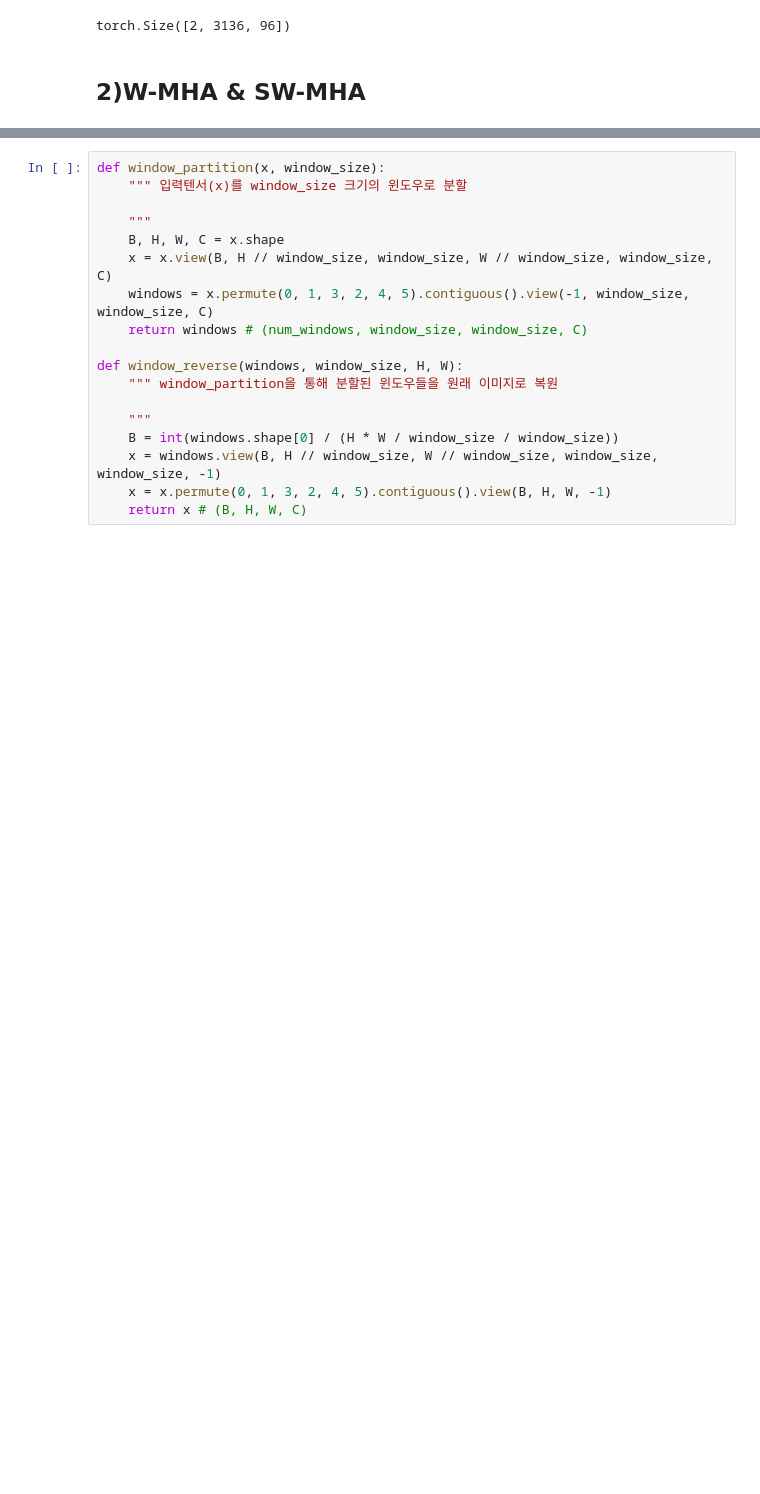
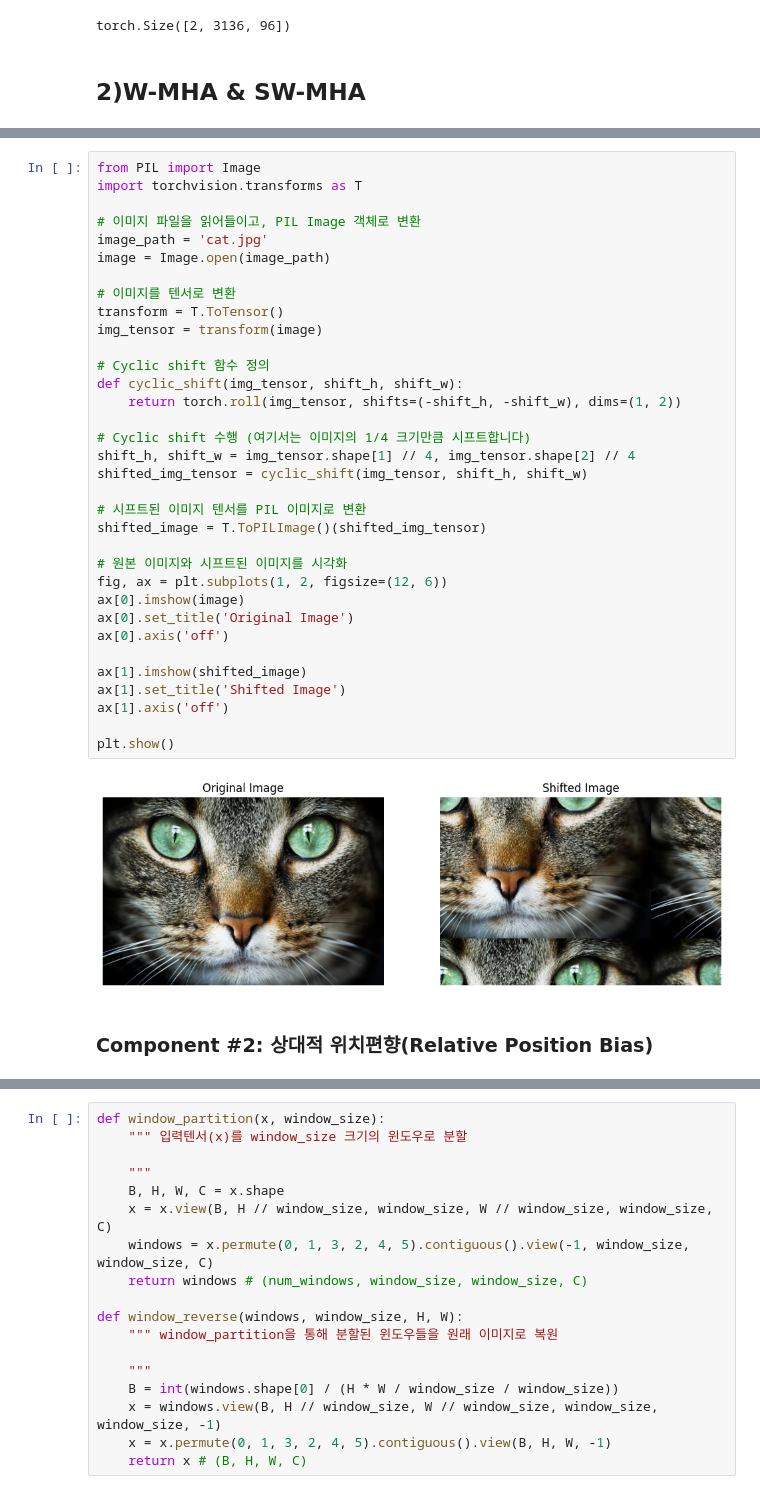
Before and after one commit to leadbreak/study, a Jupyter notebook: algorithm/04.SwinT/SwinT_v1.ipynb, the cells around one changed output, grey strips where cells are left out. Saved outputs shown, nothing was run; the diff lists cells and outputs as text; blank space fills up the shorter version.

```diff
--- a/algorithm/04.SwinT/SwinT_v1.ipynb
+++ b/algorithm/04.SwinT/SwinT_v1.ipynb
@@ -55,0 +91,38 @@ torch.Size([2, 3136, 96])
+# %%
+from PIL import Image
+import torchvision.transforms as T
+
+# 이미지 파일을 읽어들이고, PIL Image 객체로 변환
+image_path = 'cat.jpg'
+image = Image.open(image_path)
+
+# 이미지를 텐서로 변환
+transform = T.ToTensor()
+img_tensor = transform(image)
+
+# Cyclic shift 함수 정의
+def cyclic_shift(img_tensor, shift_h, shift_w):
+    return torch.roll(img_tensor, shifts=(-shift_h, -shift_w), dims=(1, 2))
+
+# Cyclic shift 수행 (여기서는 이미지의 1/4 크기만큼 시프트합니다)
+shift_h, shift_w = img_tensor.shape[1] // 4, img_tensor.shape[2] // 4
+shifted_img_tensor = cyclic_shift(img_tensor, shift_h, shift_w)
+
+# 시프트된 이미지 텐서를 PIL 이미지로 변환
+shifted_image = T.ToPILImage()(shifted_img_tensor)
+
+# 원본 이미지와 시프트된 이미지를 시각화
+fig, ax = plt.subplots(1, 2, figsize=(12, 6))
+ax[0].imshow(image)
+ax[0].set_title('Original Image')
+ax[0].axis('off')
+
+ax[1].imshow(shifted_image)
+ax[1].set_title('Shifted Image')
+ax[1].axis('off')
+
+plt.show()
+# %% [output]
+[figure, added]
+# %% [markdown]
+### Component #2: 상대적 위치편향(Relative Position Bias)
```
Also changed, not shown: parts of 29 cells of this notebook, 2 other files.
